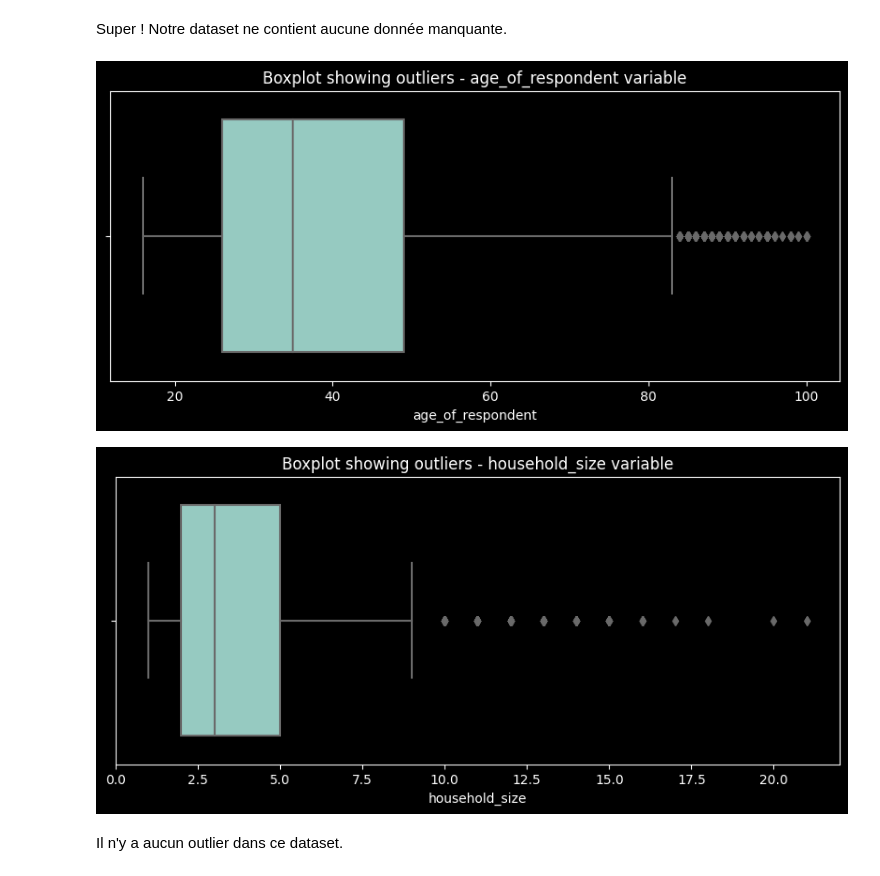
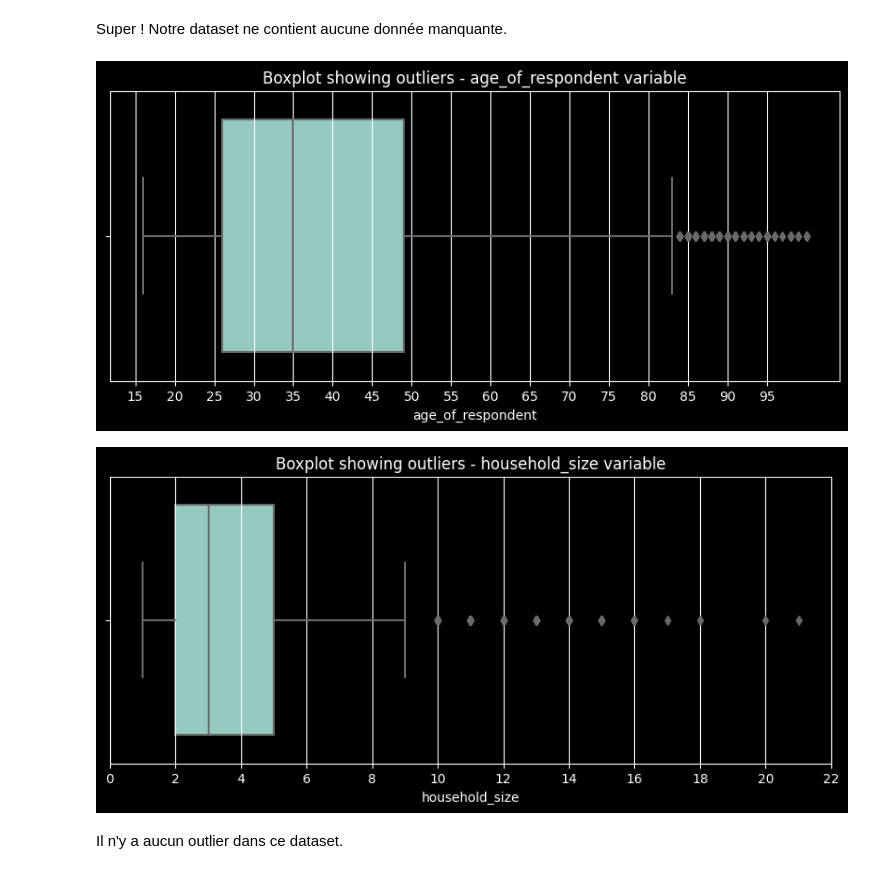
Before and after one commit to justekouassi/Inclusion-financiere-en-Afrique, a Jupyter notebook: inclusion_best.ipynb, the cells around one changed output. Drawn from its saved outputs; the diff is of its cells as text; code cells hidden in the pictures.

```diff
--- a/inclusion_best.ipynb
+++ b/inclusion_best.ipynb
@@ -162,18 +166,22 @@ Super ! Notre dataset ne contient aucune donnée manquante.
 # %%
 # Check for outliers in the target variable
 plt.figure(figsize=(10, 4))
+plt.grid()
+plt.xticks(np.arange(0, 100, 5))
 sns.boxplot(x=train_set['age_of_respondent'])
 plt.title('Boxplot showing outliers - age_of_respondent variable')
 plt.show()
 # %% [output]
-[figure, old version]
+[figure, new version]
 # %%
 plt.figure(figsize=(10, 4))
+plt.grid()
+plt.xticks(np.arange(0, 30, 2))
 sns.boxplot(x=train_set['household_size'])
 plt.title('Boxplot showing outliers - household_size variable')
 plt.show()
 # %% [output]
-[figure, old version]
+[figure, new version]
 # %% [markdown]
 Il n'y a aucun outlier dans ce dataset.
 # %% [markdown]
```
Also changed, not shown: parts of 28 cells of this notebook, 4 other files.
